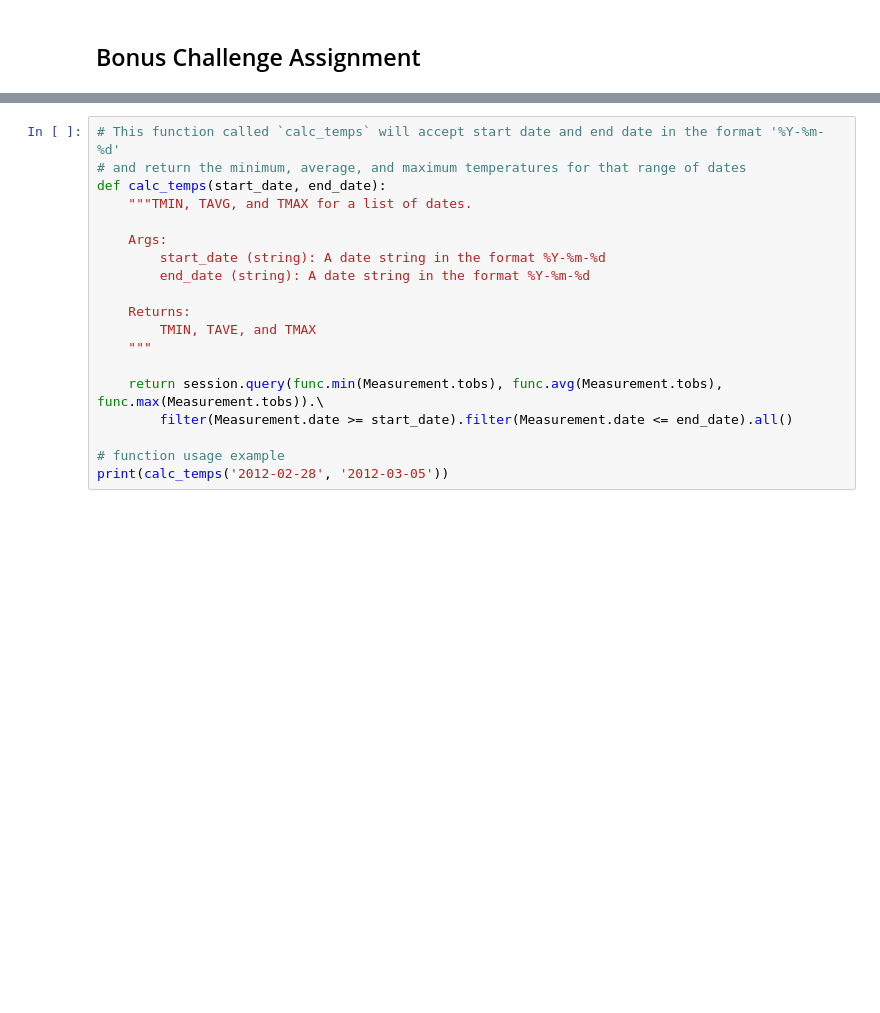
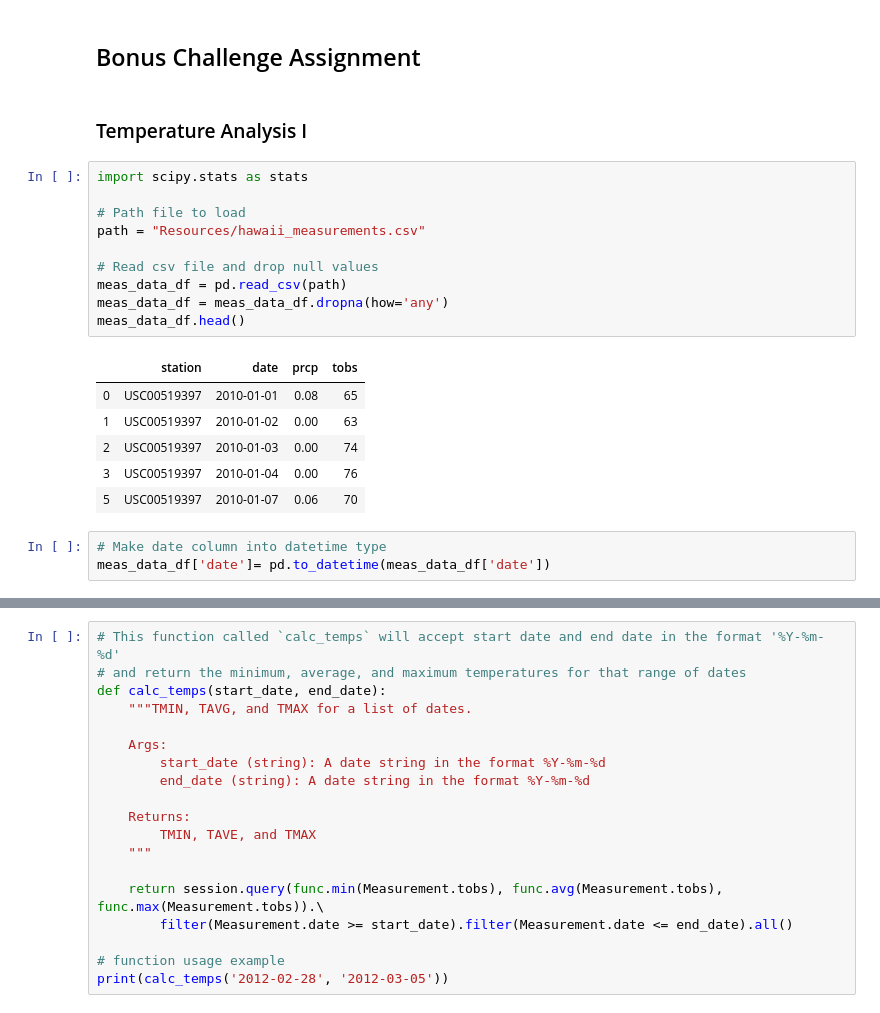
Before and after one commit to vbhakta27/Hawaii_Vacation, a Jupyter notebook: climate_starter.ipynb, the cells around one changed output, grey strips where cells are left out. Cells and saved outputs as stored; diff of their text form; blank space fills up the shorter version.

```diff
--- a/climate_starter.ipynb
+++ b/climate_starter.ipynb
@@ -167,3 +167,25 @@ USC00519281 station has the most temperature observations
 session.close()
 # %% [markdown]
 ## Bonus Challenge Assignment
+# %% [markdown]
+### Temperature Analysis I
+# %%
+import scipy.stats as stats
+
+# Path file to load
+path = "Resources/hawaii_measurements.csv"
+
+# Read csv file and drop null values
+meas_data_df = pd.read_csv(path)
+meas_data_df = meas_data_df.dropna(how='any')
+meas_data_df.head()
+# %% [output]
+|  | station | date | prcp | tobs |
+| 0 | USC00519397 | 2010-01-01 | 0.08 | 65 |
+| 1 | USC00519397 | 2010-01-02 | 0.00 | 63 |
+| 2 | USC00519397 | 2010-01-03 | 0.00 | 74 |
+| 3 | USC00519397 | 2010-01-04 | 0.00 | 76 |
+| 5 | USC00519397 | 2010-01-07 | 0.06 | 70 |
+# %%
+# Make date column into datetime type
+meas_data_df['date']= pd.to_datetime(meas_data_df['date'])
```
Also changed, not shown: parts of 7 cells of this notebook, 4 other files.
